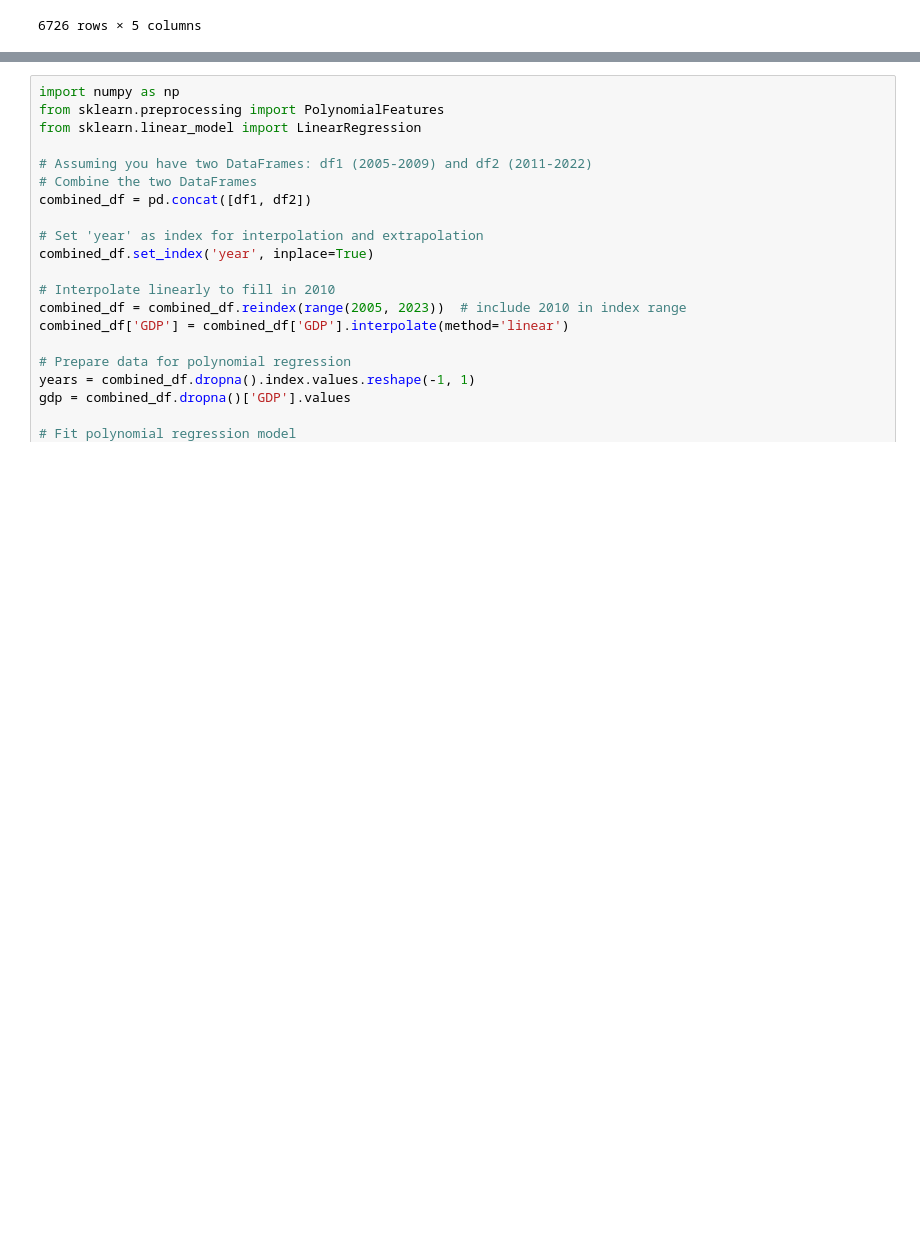
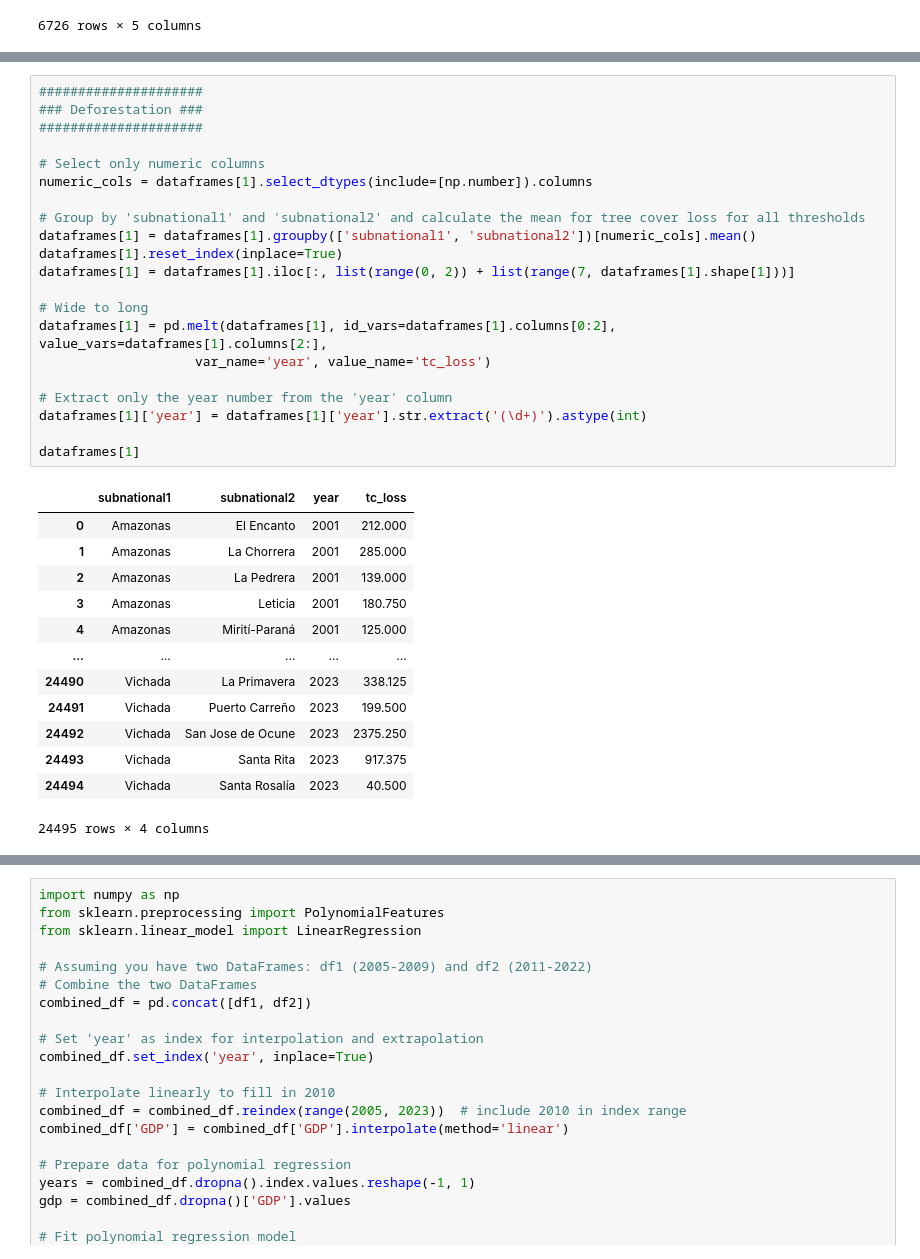
Before and after one commit to cpj97/MDS_thesis, a Jupyter notebook: script.ipynb, the cells around one changed output, grey strips where cells are left out. Drawn from its saved outputs; the diff is of its cells as text; blank space fills up the shorter version.

```diff
--- a/script.ipynb
+++ b/script.ipynb
@@ -149,0 +273,35 @@ merged_iica.describe()
+# %%
+#####################
+### Deforestation ###
+#####################
+
+# Select only numeric columns
+numeric_cols = dataframes[1].select_dtypes(include=[np.number]).columns
+
+# Group by 'subnational1' and 'subnational2' and calculate the mean for tree cover loss for all thresholds
+dataframes[1] = dataframes[1].groupby(['subnational1', 'subnational2'])[numeric_cols].mean()
+dataframes[1].reset_index(inplace=True)
+dataframes[1] = dataframes[1].iloc[:, list(range(0, 2)) + list(range(7, dataframes[1].shape[1]))]
+
+# Wide to long
+dataframes[1] = pd.melt(dataframes[1], id_vars=dataframes[1].columns[0:2], value_vars=dataframes[1].columns[2:],
+                    var_name='year', value_name='tc_loss')
+
+# Extract only the year number from the 'year' column
+dataframes[1]['year'] = dataframes[1]['year'].str.extract('(\d+)').astype(int)
+
+dataframes[1]
+# %% [output]
+|  | subnational1 | subnational2 | year | tc_loss |
+| 0 | Amazonas | El Encanto | 2001 | 212.000 |
+| 1 | Amazonas | La Chorrera | 2001 | 285.000 |
+| 2 | Amazonas | La Pedrera | 2001 | 139.000 |
+| 3 | Amazonas | Leticia | 2001 | 180.750 |
+| 4 | Amazonas | Mirití-Paraná | 2001 | 125.000 |
+| ... | ... | ... | ... | ... |
+| 24490 | Vichada | La Primavera | 2023 | 338.125 |
+| 24491 | Vichada | Puerto Carreño | 2023 | 199.500 |
+| 24492 | Vichada | San Jose de Ocune | 2023 | 2375.250 |
+| 24493 | Vichada | Santa Rita | 2023 | 917.375 |
+| 24494 | Vichada | Santa Rosalía | 2023 | 40.500 |
+24495 rows × 4 columns
```
Also changed, not shown: parts of 13 cells of this notebook, 1 other file.
